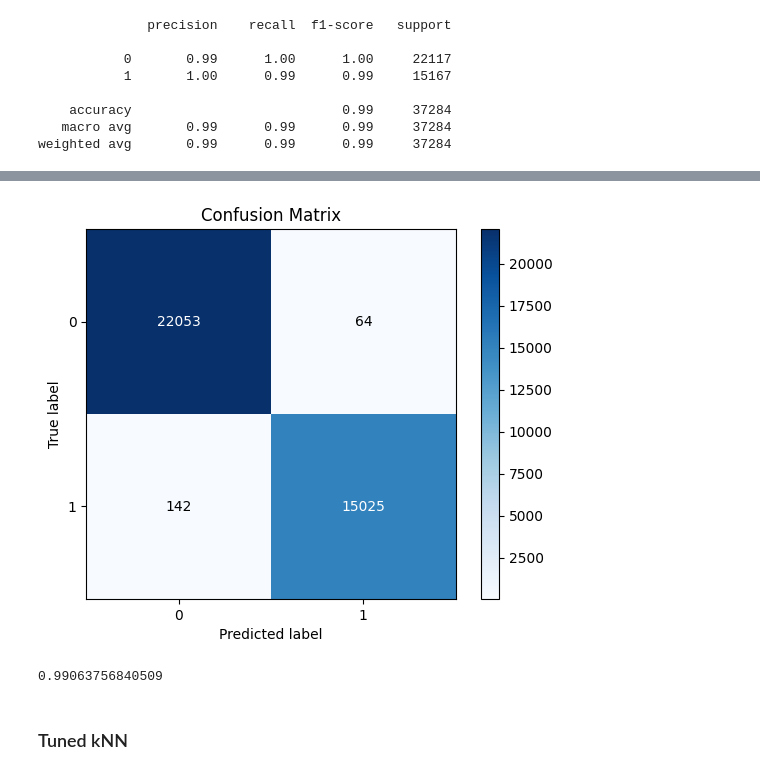
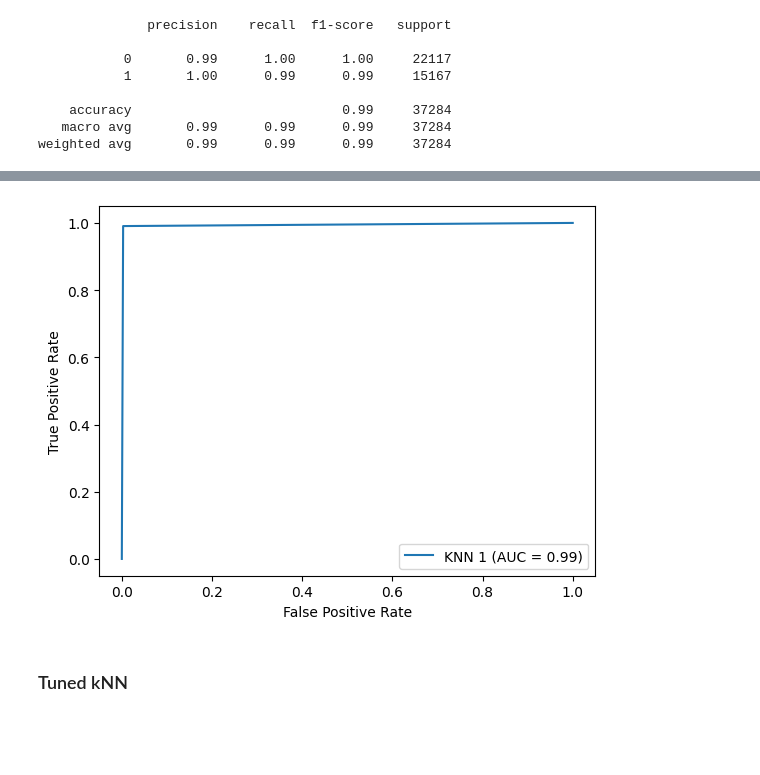
Before and after one commit to mccafj/Fall_Detection_Model, a Jupyter notebook: scratch_notebook.ipynb, the cells around one changed output, grey strips where cells are left out. Saved outputs shown, nothing was run; the diff lists cells and outputs as text; code cells hidden in the pictures; blank space fills up the shorter version.

```diff
--- a/scratch_notebook.ipynb
+++ b/scratch_notebook.ipynb
@@ -1014,2 +1000,0 @@ logreg2_model_pipe = Pipeline(steps=[('ct', CT),
-# %%
-logreg2_model_pipe.fit(X_train, y_train)
@@ -1030,0 +1001,14 @@ Pipeline(steps=[('ct',
+# %%
+begin = time.time()
+logreg2 = Pipeline(steps=[('ct', CT),
+                            ('logreg2', LogisticRegression(
+                                max_iter = 1000,
+                                C=0.01,
+                                random_state=24))])
+logreg2.fit(X_train, y_train)
+y_log2_pred = logreg2.predict(X_train)
+end = time.time()
+logreg2_time = (round(end - begin, 4))
+print(f"""
+The total time to fit and predict for this model is {logreg2_time} seconds.
+""")
@@ -1108,2 +1078,0 @@ knn1_pipe = Pipeline(steps=[('ct', CT),
-# %%
-knn1_pipe.fit(X_train, y_train)
@@ -1123,0 +1079,11 @@ Pipeline(steps=[('ct',
+# %%
+begin = time.time()
+knn1 = Pipeline(steps=[('ct', CT),
+                            ('knn', KNeighborsClassifier())])
+knn1.fit(X_train, y_train)
+y_knn1_pred = knn1.predict(X_train)
+end = time.time()
+knn1_time = (round(end - begin, 4))
+print(f"""
+The total time to fit and predict for this model is {knn1_time} seconds.
+""")
@@ -1171,15 +1128,12 @@ plt.show()
-# %%
-skplt.metrics.plot_confusion_matrix(y_train, y_pred_knn1, normalize=False)
-plt.show()
-# %% [output]
-[figure, removed]
-# %%
-knn1_recall = recall_score(y_train, y_pred_knn1)
-knn1_recall
-
-# very high recall too, but still with 142 false negatives (missed falls) above
-# %% [output]
-0.99063756840509
+# %%
+fpr, tpr, thresholds = metrics.roc_curve(y_train, y_knn1_pred)
+roc_auc = metrics.auc(fpr, tpr)
+display = metrics.RocCurveDisplay(fpr=fpr, tpr=tpr, roc_auc=roc_auc,
+                                 estimator_name='KNN 1')
+display.plot()
+plt.show()
+# %% [output]
+[figure, added]
 # %% [markdown]
 ### Tuned kNN
 # %% [markdown]
```
Also changed, not shown: parts of 209 cells of this notebook.
